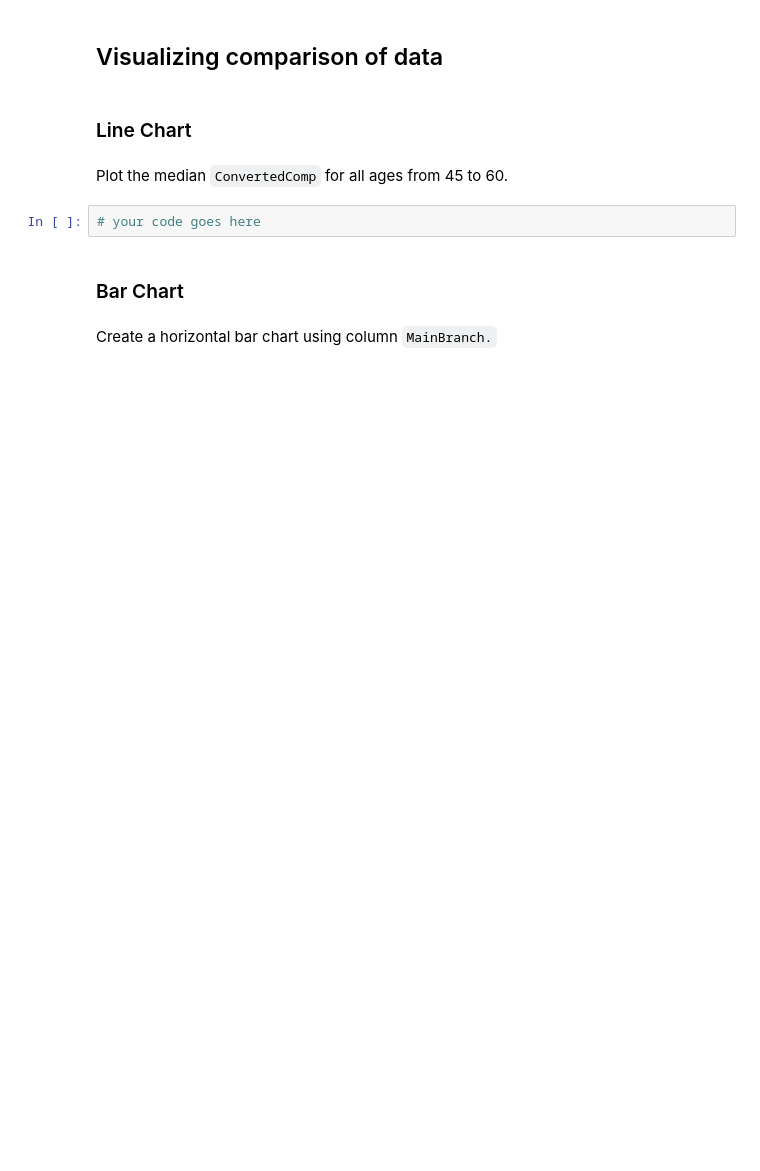
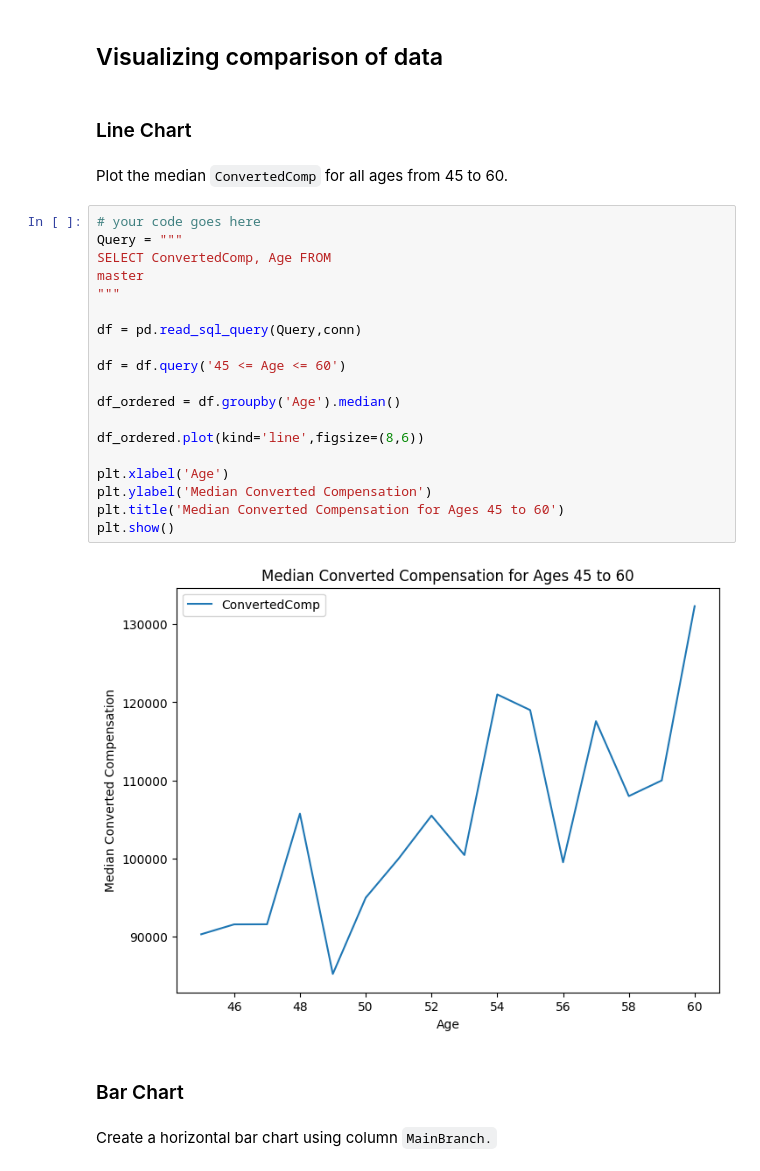
Before and after one commit to pakiehaugh80/testrepo, a Jupyter notebook: M4DataVisualization-lab.ipynb, the cells around one changed output. Saved outputs shown, nothing was run; the diff lists cells and outputs as text; blank space fills up the shorter version.

```diff
--- a/M4DataVisualization-lab.ipynb
+++ b/M4DataVisualization-lab.ipynb
@@ -283,8 +304,27 @@ Create a stacked chart of median `WorkWeekHrs` and `CodeRevHrs` for the age grou
 ### Line Chart
 # %% [markdown]
 Plot the median `ConvertedComp` for all ages from 45 to 60.
-# %%
-# your code goes here
+# %%
+# your code goes here
+Query = """
+SELECT ConvertedComp, Age FROM
+master
+"""
+
+df = pd.read_sql_query(Query,conn)
+
+df = df.query('45 <= Age <= 60')
+
+df_ordered = df.groupby('Age').median()
+
+df_ordered.plot(kind='line',figsize=(8,6))
+
+plt.xlabel('Age')
+plt.ylabel('Median Converted Compensation')
+plt.title('Median Converted Compensation for Ages 45 to 60')
+plt.show()
+# %% [output]
+[figure, added]
 # %% [markdown]
 ### Bar Chart
 # %% [markdown]
```
Also changed, not shown: parts of 5 cells of this notebook.
